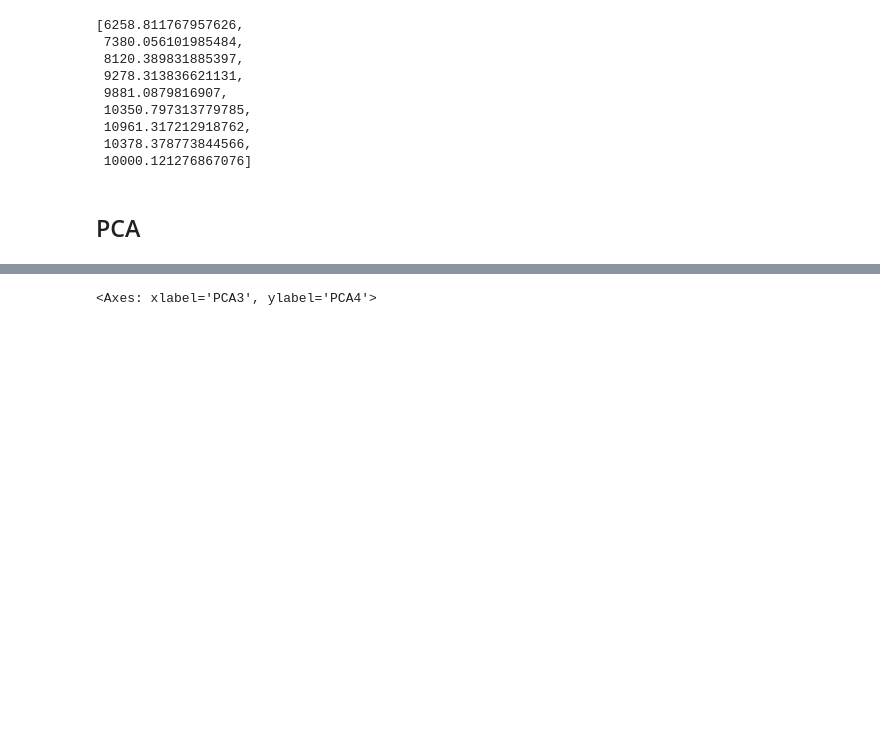
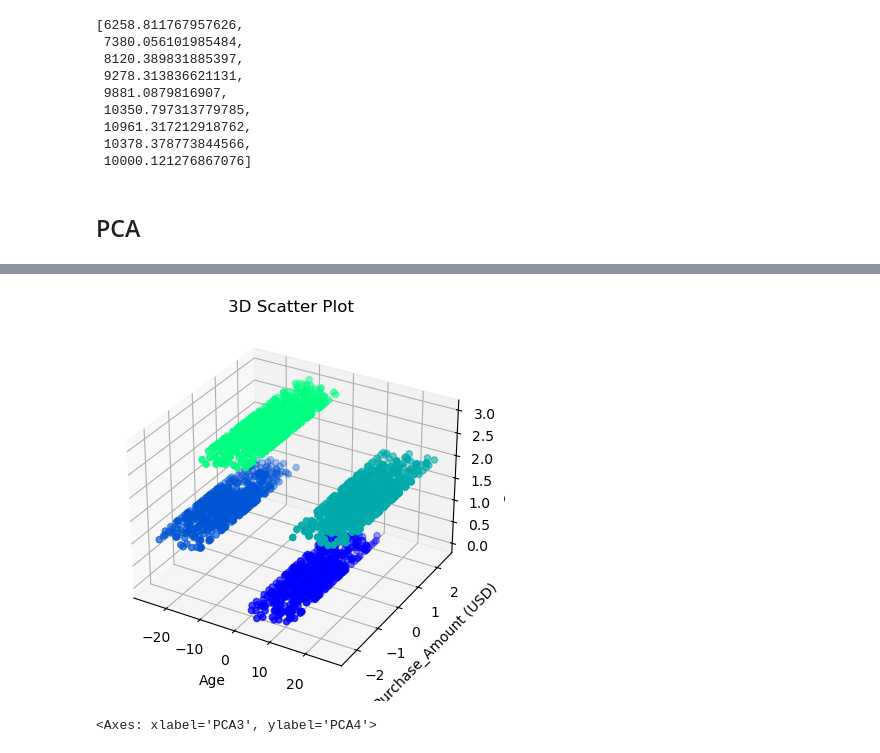
Before and after one commit to kylekerner/project2, a Jupyter notebook: project2.ipynb, the cells around one changed output, grey strips where cells are left out. Cells and saved outputs as stored; diff of their text form; code cells hidden in the pictures; blank space fills up the shorter version.

```diff
--- a/project2.ipynb
+++ b/project2.ipynb
@@ -1010,3 +1019,18 @@ ccinfo_pca_predictions_df.plot.scatter(
+# %%
+# 3D Scatter Plot
+fig = plt.figure()
+ax = fig.add_subplot(111, projection='3d')
+
+ax.scatter(ccinfo_pca_predictions_df['PCA1'], ccinfo_pca_predictions_df['PCA2'], ccinfo_pca_predictions_df['customer_segments'], c=ccinfo_pca_predictions_df['customer_segments'], marker='o',cmap='winter')
+
+ax.set_title('3D Scatter Plot')
+ax.set_xlabel('Age')
+ax.set_ylabel('Purchase_Amount (USD)')
+ax.set_zlabel('Segment')
+
+plt.show()
+# %% [output]
+[figure, added]
 # %%
 # Plot the clusters
 ccinfo_pca_predictions_df.plot.scatter(
```
Also changed, not shown: parts of 9 cells of this notebook.
